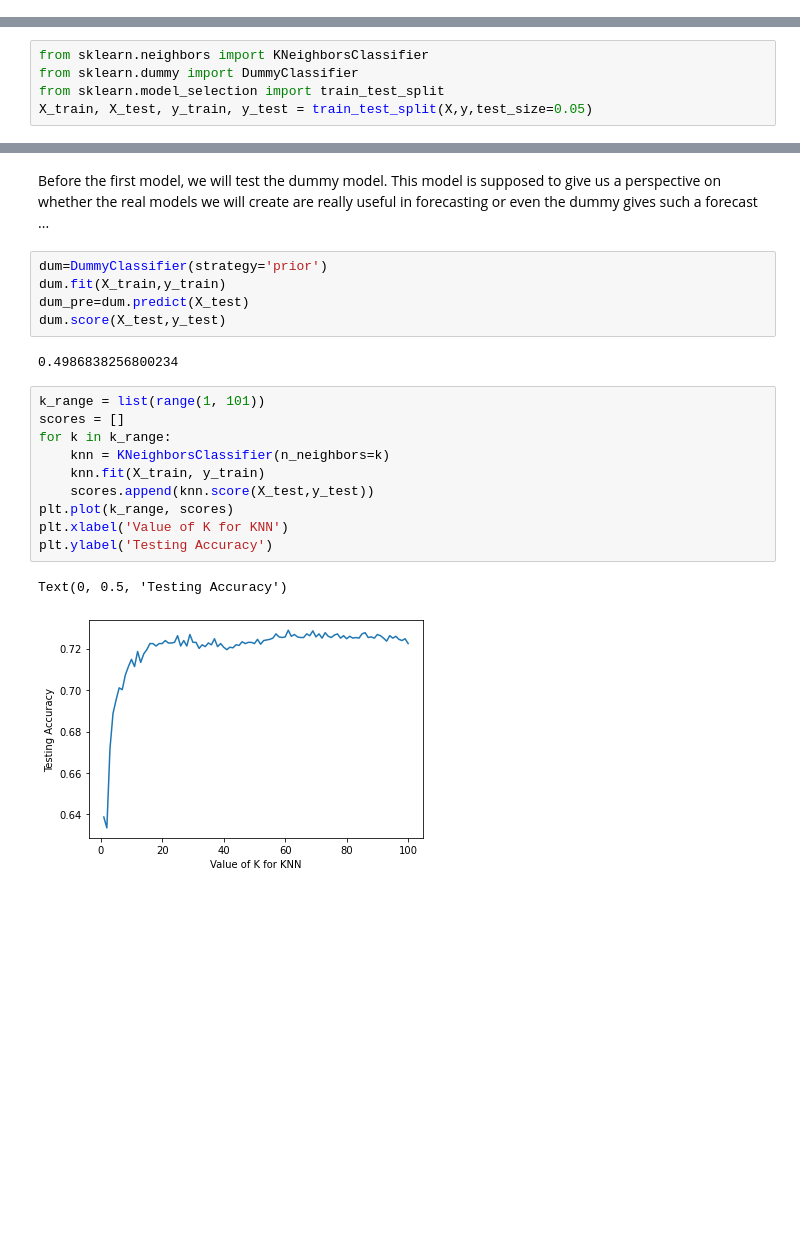
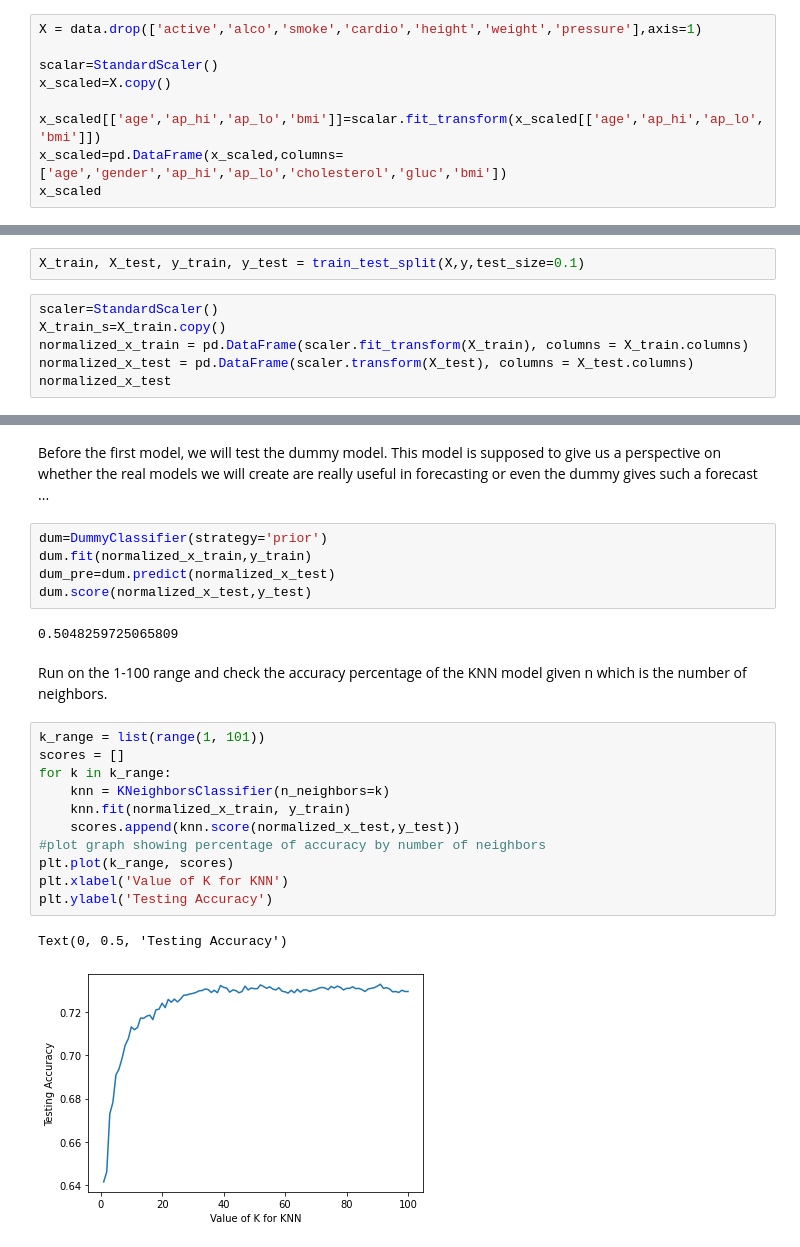
Before and after one commit to noamya-sh/Final-project-SemesterA, a Jupyter notebook: Cardiovascular-Disease-classification.ipynb, the cells around one changed output, grey strips where cells are left out. Drawn from its saved outputs; the diff is of its cells as text; blank space fills up the shorter version.

```diff
--- a/Cardiovascular-Disease-classification.ipynb
+++ b/Cardiovascular-Disease-classification.ipynb
@@ -200 +240,10 @@ X = data.drop(['cardio'],axis=1)
 y = data['cardio'].copy()
+# %%
+X = data.drop(['active','alco','smoke','cardio','height','weight','pressure'],axis=1)
+
+scalar=StandardScaler()
+x_scaled=X.copy()
+
+x_scaled[['age','ap_hi','ap_lo','bmi']]=scalar.fit_transform(x_scaled[['age','ap_hi','ap_lo','bmi']])
+x_scaled=pd.DataFrame(x_scaled,columns=['age','gender','ap_hi','ap_lo','cholesterol','gluc','bmi'])
+x_scaled
@@ -201,7 +264,10 @@ y = data['cardio'].copy()
 # %% [markdown]
 Split the data into a training set and a test set:
 # %%
-from sklearn.neighbors import KNeighborsClassifier
-from sklearn.dummy import DummyClassifier
-from sklearn.model_selection import train_test_split
-X_train, X_test, y_train, y_test = train_test_split(X,y,test_size=0.05)
+X_train, X_test, y_train, y_test = train_test_split(X,y,test_size=0.1)
+# %%
+scaler=StandardScaler()
+X_train_s=X_train.copy()
+normalized_x_train = pd.DataFrame(scaler.fit_transform(X_train), columns = X_train.columns)
+normalized_x_test = pd.DataFrame(scaler.transform(X_test), columns = X_test.columns)
+normalized_x_test
@@ -209,21 +289,24 @@ X_train, X_test, y_train, y_test = train_test_split(X,y,test_size=0.05)
 Before the first model, we will test the dummy model. This model is supposed to give us a perspective on whether the real models we will create are really useful in forecasting or even the dummy gives such a forecast ...
 # %%
 dum=DummyClassifier(strategy='prior')
-dum.fit(X_train,y_train)
-dum_pre=dum.predict(X_test)
-dum.score(X_test,y_test)
+dum.fit(normalized_x_train,y_train)
+dum_pre=dum.predict(normalized_x_test)
+dum.score(normalized_x_test,y_test)
 # %% [output]
-0.4986838256800234
+0.5048259725065809
+# %% [markdown]
+Run on the 1-100 range and check the accuracy percentage of the KNN model given n which is the number of neighbors.
 # %%
 k_range = list(range(1, 101))
 scores = []
 for k in k_range:
     knn = KNeighborsClassifier(n_neighbors=k)
-    knn.fit(X_train, y_train)
-    scores.append(knn.score(X_test,y_test))
+    knn.fit(normalized_x_train, y_train)
+    scores.append(knn.score(normalized_x_test,y_test))
+#plot graph showing percentage of accuracy by number of neighbors
 plt.plot(k_range, scores)
 plt.xlabel('Value of K for KNN')
 plt.ylabel('Testing Accuracy')
 # %% [output]
 Text(0, 0.5, 'Testing Accuracy')
-[figure, old version]
+[figure, new version]
```
Also changed, not shown: parts of 39 cells of this notebook.
